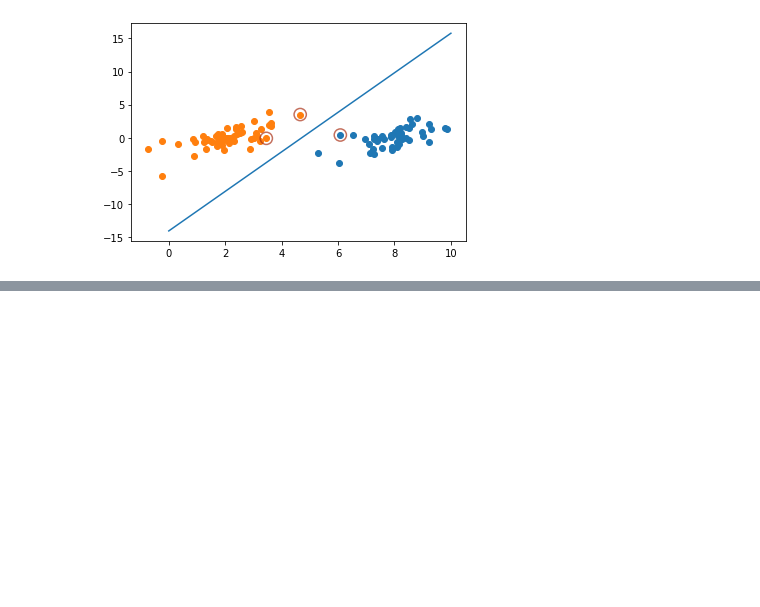
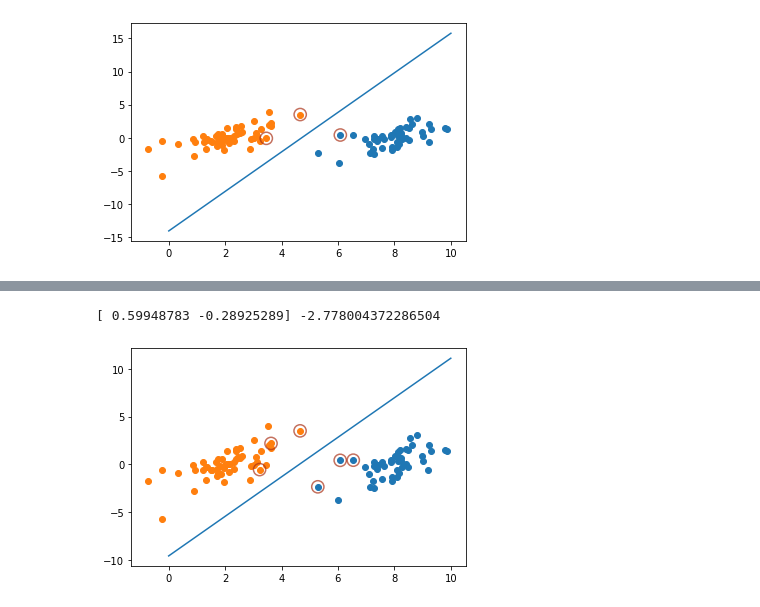
Before and after one commit to windmissing/MachineLearningInAction, a Jupyter notebook: Chapter6/Chapter6.ipynb, the cells around one changed output, grey strips where cells are left out. Saved outputs shown, nothing was run; the diff lists cells and outputs as text; code cells hidden in the pictures; blank space fills up the shorter version.

```diff
--- a/Chapter6/Chapter6.ipynb
+++ b/Chapter6/Chapter6.ipynb
@@ -215,6 +199,7 @@ svmMLiA.showSimpleSMO(dataArr, labelArr, alphas, b)
 [ 0.8136443 -0.2728458] -3.8331322667419534
 [figure]
 # %%
+import numpy as np
 class optStruct:
     def __init__(self, dataMatIn, classLabels, C, toler):
         self.X = np.mat(dataMatIn)
@@ -227,11 +212,11 @@ class optStruct:
         self.eCache = np.mat(np.zeros((self.m, 2))) # m*2, [i,0]代表[i,1]值是否有效。[i,1]代表E_i
 
 # 相当于上面的def E(dataMat, labelMat, alphas, i, b)
-def caclEk(oS, k):
+def calcEk(oS, k):
      # fx: the predition of the class
-    fXi = float(np.multiply(oS.alphas, oS.labelMat).T*(oS.dataMat*oS.dataMat[i,:].T)) + oS.b
+    fXi = float(np.multiply(oS.alphas, oS.labelMat).T*(oS.X*oS.X[k,:].T)) + oS.b
     # E: error between predition class and real class
-    Ei = fXi - oS.labelMat[i]
+    Ei = fXi - oS.labelMat[k]
     return Ei
 
 # 类似于前面的def selectJrand(i, m):
@@ -319,0 +313,3 @@ def smoP(dataMatIn, classLabels, C, toler, maxIter):
+# %%
+dataArr,labelArr = svmMLiA.loadDataSet('testSet.txt')
+oS = smoP(dataArr, labelArr, 0.6, 0.001, 40)
@@ -319,0 +334,3 @@ def smoP(dataMatIn, classLabels, C, toler, maxIter):
+# %%
+b,alphas = oS.b, oS.alphas
+b, alphas
@@ -319,0 +355,5 @@ def smoP(dataMatIn, classLabels, C, toler, maxIter):
+# %%
+svmMLiA.showSimpleSMO(dataArr,labelArr, alphas, b)
+# %% [output]
+[ 0.59948783 -0.28925289] -2.778004372286504
+[figure, added]
```
Also changed, not shown: parts of 4 cells of this notebook.
